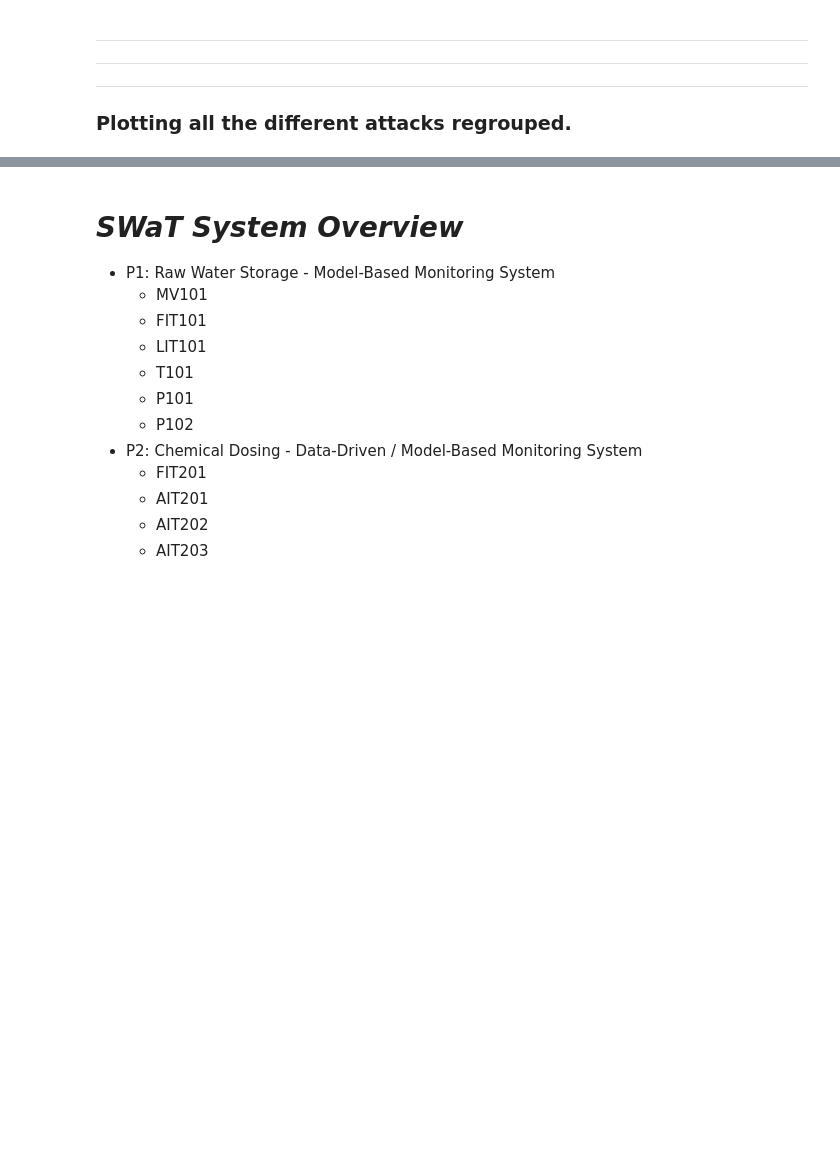
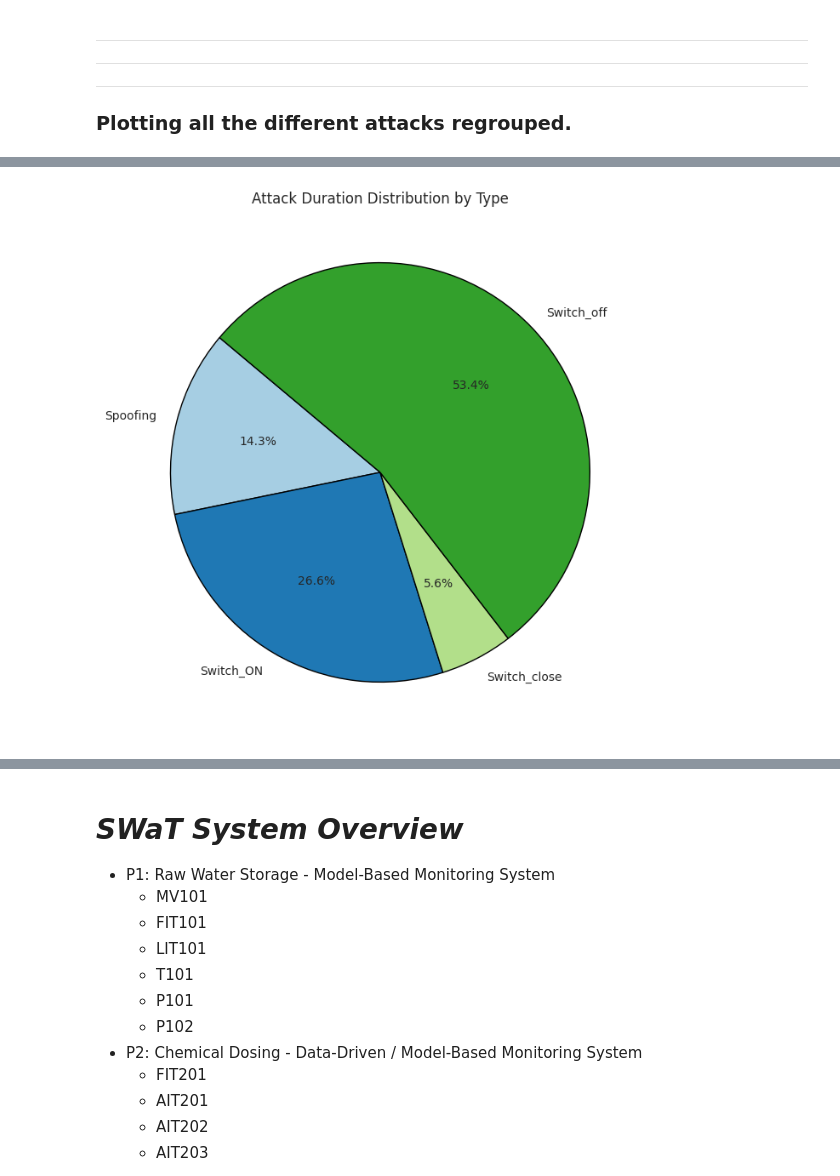
Before and after one commit to ClovisDyArx/cyberml_projet, a Jupyter notebook: dataset2_subject1_new_dataset.ipynb, the cells around one changed output, grey strips where cells are left out. Drawn from its saved outputs; the diff is of its cells as text; code cells hidden in the pictures; blank space fills up the shorter version.

Commit message:
feat(graphs): pushed some more graphs.

```diff
--- a/dataset2_subject1_new_dataset.ipynb
+++ b/dataset2_subject1_new_dataset.ipynb
@@ -266,6 +266,23 @@ attack_summary
 | 4 | 2019-07-20 07:37:19.002014100+00:00 | 2019-07-20 07:44:48.004013+00:00 | Switch_ON | 0 days 00:07:29.001998900 |
 | 5 | 2019-07-20 07:52:25.004013+00:00 | 2019-07-20 07:54:48.004013+00:00 | Switch_close | 0 days 00:02:23 |
 | 6 | 2019-07-20 08:01:06.002014100+00:00 | 2019-07-20 08:23:47.002014100+00:00 | Switch_off | 0 days 00:22:41 |
+# %%
+attack_durations = attack_summary.groupby('Attack_Type')['Duration'].sum()
+attack_durations_seconds = attack_durations.dt.total_seconds()
+
+plt.figure(figsize=(8, 8))
+plt.pie(
+    attack_durations_seconds,
+    labels=attack_durations_seconds.index,
+    autopct='%1.1f%%',
+    startangle=140,
+    colors=plt.cm.Paired.colors,
+    wedgeprops={'edgecolor': 'black'}
+)
+plt.title('Attack Duration Distribution by Type')
+plt.show()
+# %% [output]
+[figure, added]
 # %%
 def extract_specific_groups(df : pd.DataFrame, id_att : int = 1) -> list[pd.DataFrame]:
     if 'Label' not in df.columns:
```
Also changed, not shown: parts of 10 cells of this notebook, 4 other files.
